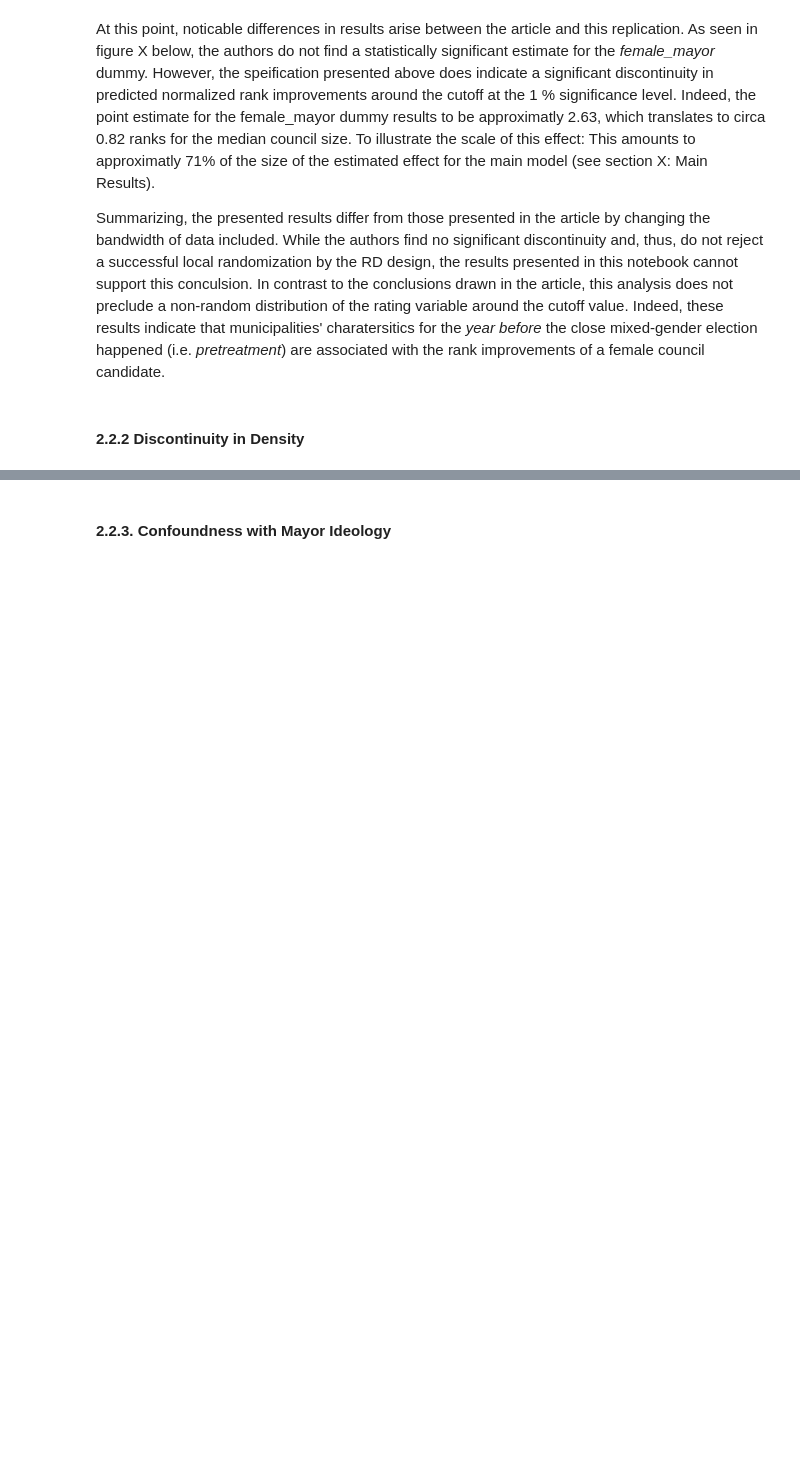
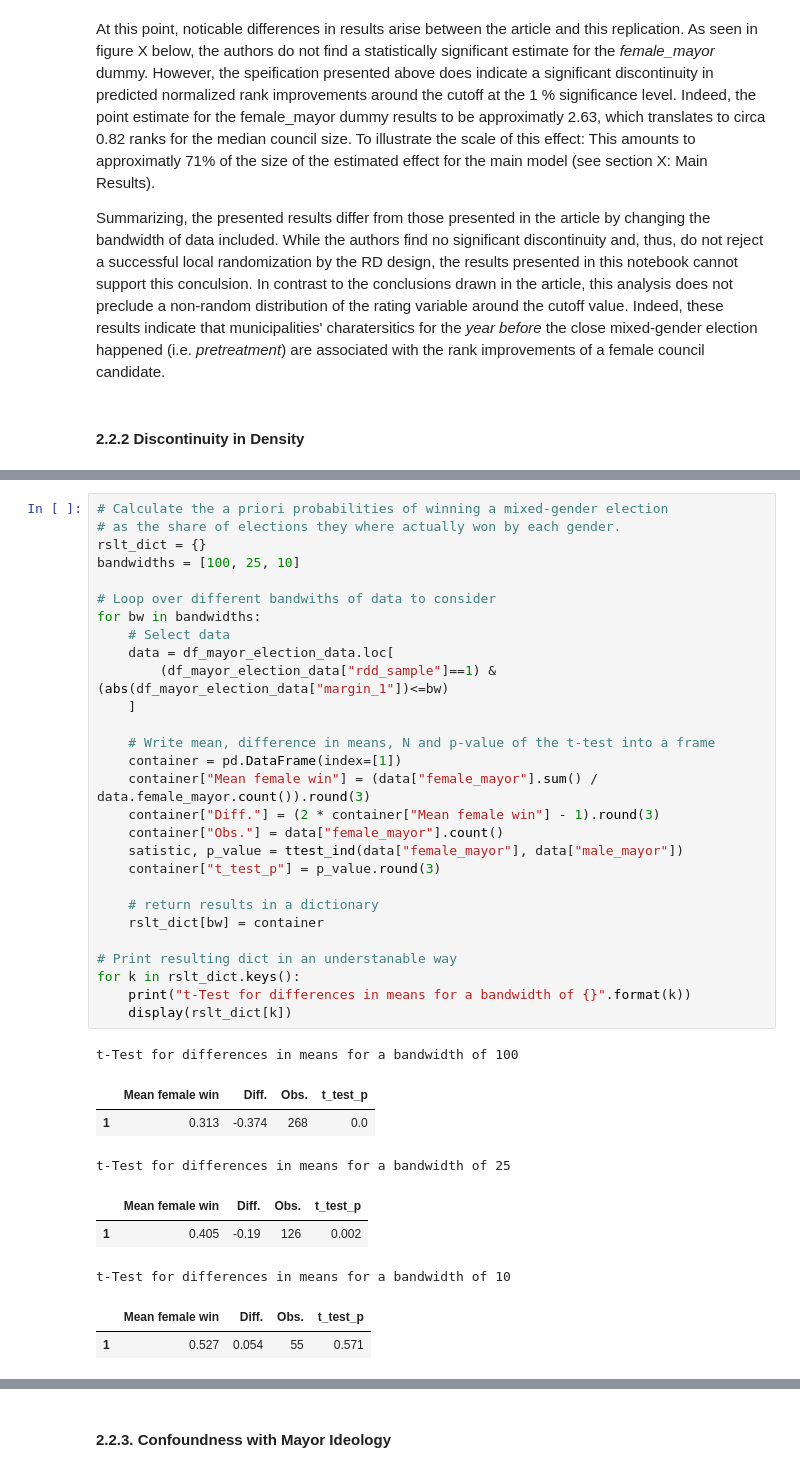
Before and after one commit to DaLueke/replication-baskeran-hessami-2018, a Jupyter notebook: student_project.ipynb, the cells around one changed output, grey strips where cells are left out. Drawn from its saved outputs; the diff is of its cells as text; blank space fills up the shorter version.

```diff
--- a/student_project.ipynb
+++ b/student_project.ipynb
@@ -514,0 +523,38 @@ Summarizing, the presented results differ from those presented in the article by
+# %%
+# Calculate the a priori probabilities of winning a mixed-gender election
+# as the share of elections they where actually won by each gender.
+rslt_dict = {}
+bandwidths = [100, 25, 10]
+
+# Loop over different bandwiths of data to consider
+for bw in bandwidths:
+    # Select data
+    data = df_mayor_election_data.loc[
+        (df_mayor_election_data["rdd_sample"]==1) & (abs(df_mayor_election_data["margin_1"])<=bw)
+    ]
+
+    # Write mean, difference in means, N and p-value of the t-test into a frame
+    container = pd.DataFrame(index=[1])
+    container["Mean female win"] = (data["female_mayor"].sum() / data.female_mayor.count()).round(3)
+    container["Diff."] = (2 * container["Mean female win"] - 1).round(3)
+    container["Obs."] = data["female_mayor"].count()
+    satistic, p_value = ttest_ind(data["female_mayor"], data["male_mayor"])
+    container["t_test_p"] = p_value.round(3)
+
+    # return results in a dictionary
+    rslt_dict[bw] = container
+
+# Print resulting dict in an understanable way
+for k in rslt_dict.keys():
+    print("t-Test for differences in means for a bandwidth of {}".format(k))
+    display(rslt_dict[k])
+# %% [output]
+t-Test for differences in means for a bandwidth of 100
+|  | Mean female win | Diff. | Obs. | t_test_p |
+| 1 | 0.313 | -0.374 | 268 | 0.0 |
+t-Test for differences in means for a bandwidth of 25
+|  | Mean female win | Diff. | Obs. | t_test_p |
+| 1 | 0.405 | -0.19 | 126 | 0.002 |
+t-Test for differences in means for a bandwidth of 10
+|  | Mean female win | Diff. | Obs. | t_test_p |
+| 1 | 0.527 | 0.054 | 55 | 0.571 |
```
Also changed, not shown: parts of 12 cells of this notebook.
